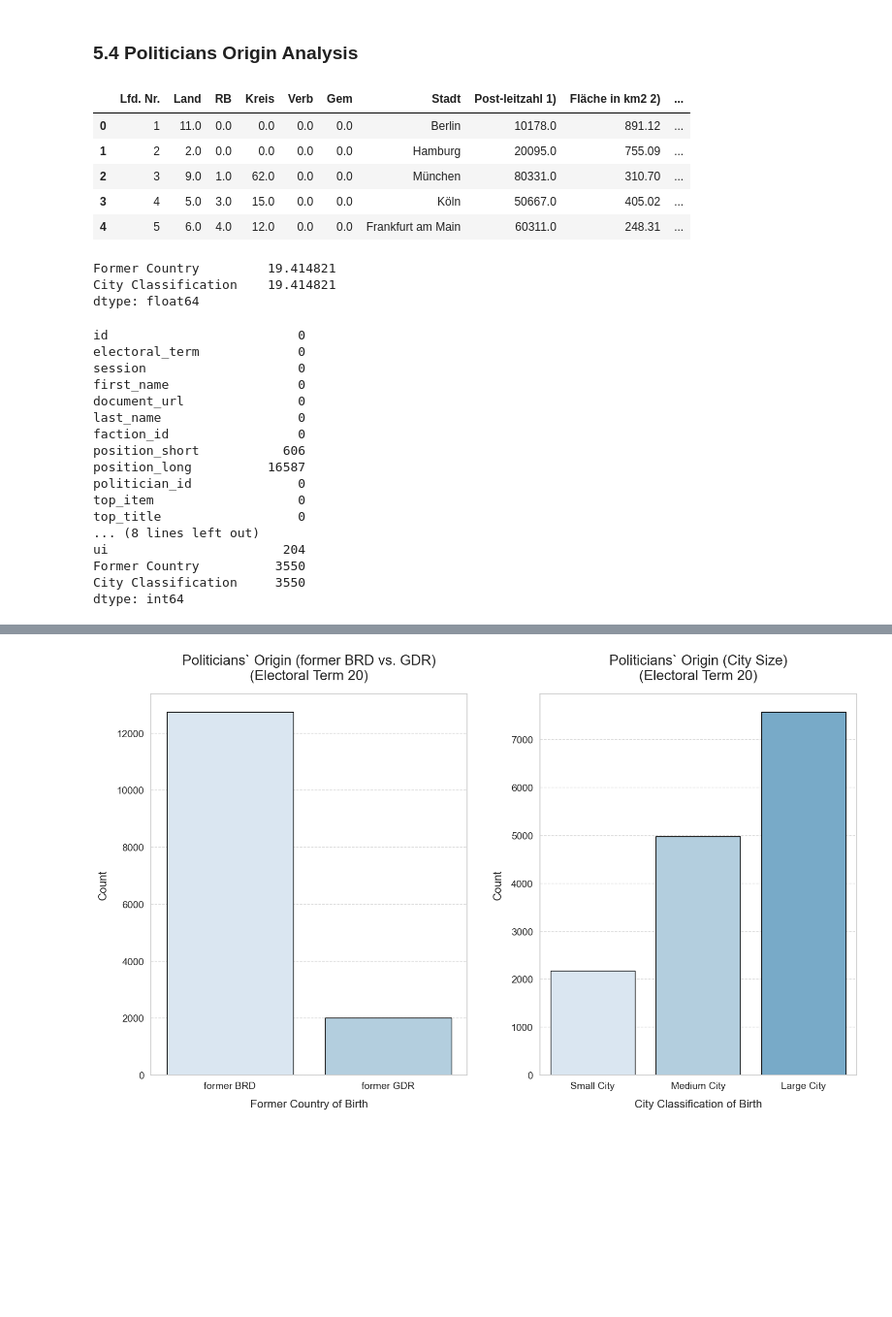
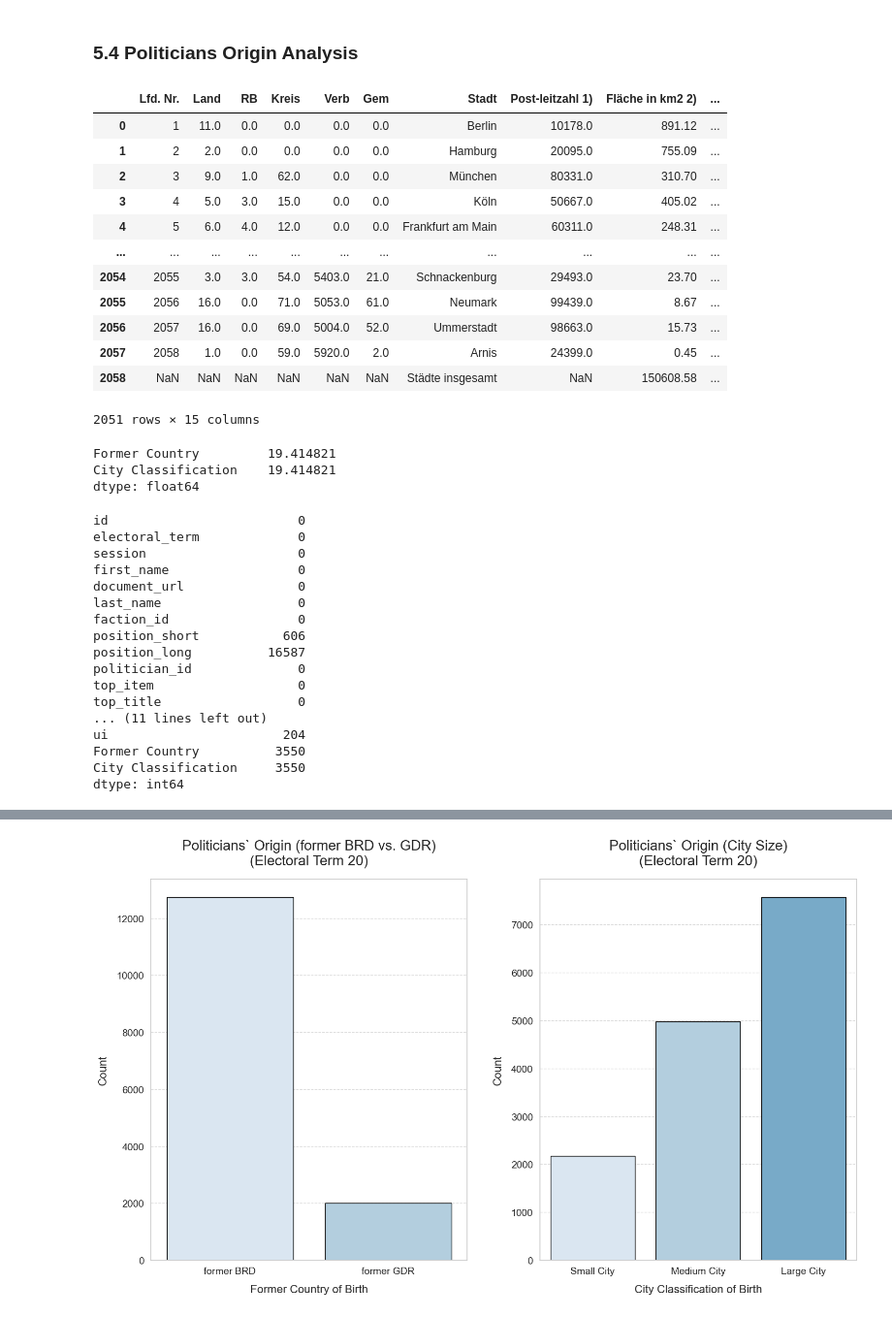
Before and after one commit to committopush/Thesis, a Jupyter notebook: Data_Cleaning_v4.ipynb, the cells around one changed output, grey strips where cells are left out. Shown at 97% size. Drawn from its saved outputs; the diff is of its cells as text; code cells hidden in the pictures; blank space fills up the shorter version.

```diff
--- a/Data_Cleaning_v4.ipynb
+++ b/Data_Cleaning_v4.ipynb
@@ -1506,33 +1625,46 @@ cities_with_info = cities_with_info.dropna(subset=['Stadt'])
 # change land to int
 
 
 # if column land larger than 11, "former GDR" other, former "BRD"
 cities_with_info['Former Country'] = np.where(cities_with_info['Land'] > 11, 'former GDR', 'former BRD')
 
 cities_with_info
 
 def classify_city(population):
     if population < 5000:
         return "Small City"
     elif 5000 <= population < 20000:
         return "Small City"
     elif 20000 <= population < 100000:
         return "Medium City"
     else:
         return "Large City"
 
 # Apply the classification function to the population column
 cities_with_info['City Classification'] = cities_with_info['Bevölkerung3)'].apply(classify_city)
 
 # Display the updated DataFrame with the new classification column
 cities_with_info.head()
+
+# drop duplicates of stadt
+cities_with_info = cities_with_info.drop_duplicates(subset=['Stadt'])
+
+len(cities_with_info)
+cities_with_info
 # %% [output]
 |  | Lfd. Nr. | Land | RB | Kreis | Verb | Gem | Stadt | Post-leitzahl 1) | Fläche in km2 2) | ... |
 | 0 | 1 | 11.0 | 0.0 | 0.0 | 0.0 | 0.0 | Berlin | 10178.0 | 891.12 | ... |
 | 1 | 2 | 2.0 | 0.0 | 0.0 | 0.0 | 0.0 | Hamburg | 20095.0 | 755.09 | ... |
 | 2 | 3 | 9.0 | 1.0 | 62.0 | 0.0 | 0.0 | München | 80331.0 | 310.70 | ... |
 | 3 | 4 | 5.0 | 3.0 | 15.0 | 0.0 | 0.0 | Köln | 50667.0 | 405.02 | ... |
 | 4 | 5 | 6.0 | 4.0 | 12.0 | 0.0 | 0.0 | Frankfurt am Main | 60311.0 | 248.31 | ... |
+| ... | ... | ... | ... | ... | ... | ... | ... | ... | ... | ... |
+| 2054 | 2055 | 3.0 | 3.0 | 54.0 | 5403.0 | 21.0 | Schnackenburg | 29493.0 | 23.70 | ... |
+| 2055 | 2056 | 16.0 | 0.0 | 71.0 | 5053.0 | 61.0 | Neumark | 99439.0 | 8.67 | ... |
+| 2056 | 2057 | 16.0 | 0.0 | 69.0 | 5004.0 | 52.0 | Ummerstadt | 98663.0 | 15.73 | ... |
+| 2057 | 2058 | 1.0 | 0.0 | 59.0 | 5920.0 | 2.0 | Arnis | 24399.0 | 0.45 | ... |
+| 2058 | NaN | NaN | NaN | NaN | NaN | NaN | Städte insgesamt | NaN | 150608.58 | ... |
+2051 rows × 15 columns
 # %%
 politicians_df_with_features = politicians_df.copy()
 # change all birth place Frankfurt/Main to "Frankfurt am Main"
@@ -1568,7 +1704,7 @@ Former Country         19.414821
 City Classification    19.414821
 dtype: float64
 # %%
-content_df_features_cities.isnull().sum()
+content_df_features_cities_20.isnull().sum()
 # %% [output]
 id                         0
 electoral_term             0
@@ -1582,7 +1718,7 @@ position_long          16587
 politician_id              0
 top_item                   0
 top_title                  0
-... (8 lines left out)
+... (11 lines left out)
 ui                       204
 Former Country          3550
 City Classification     3550
```
Also changed, not shown: parts of 14 cells of this notebook.
